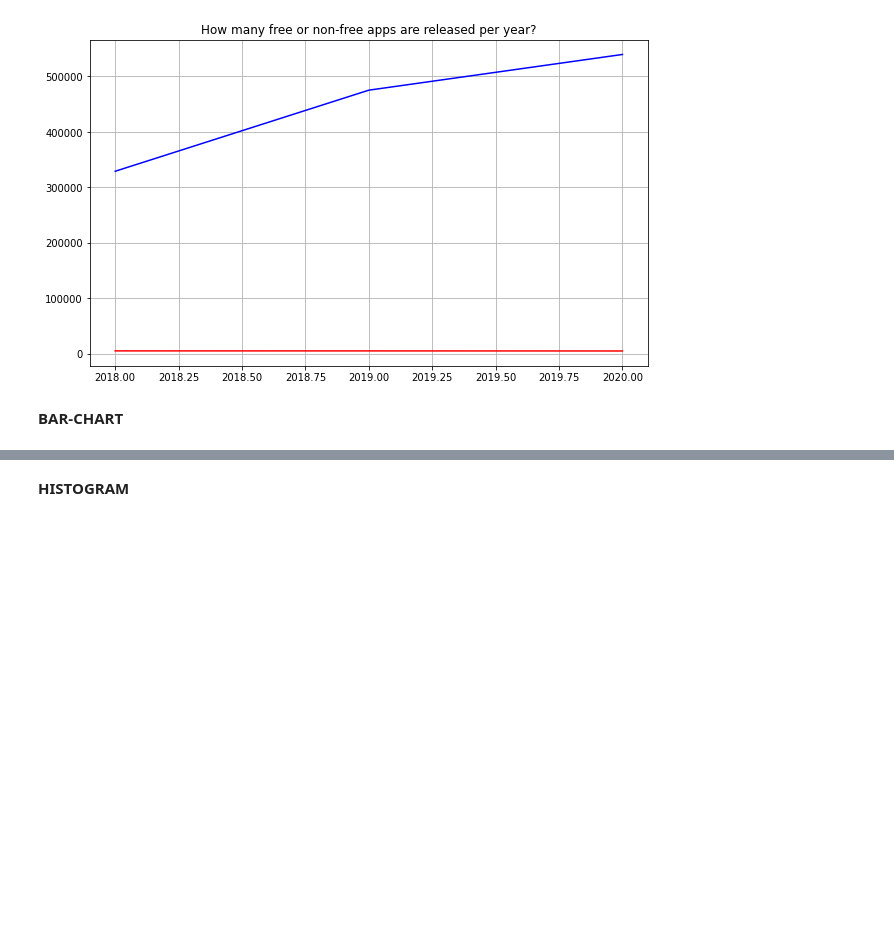
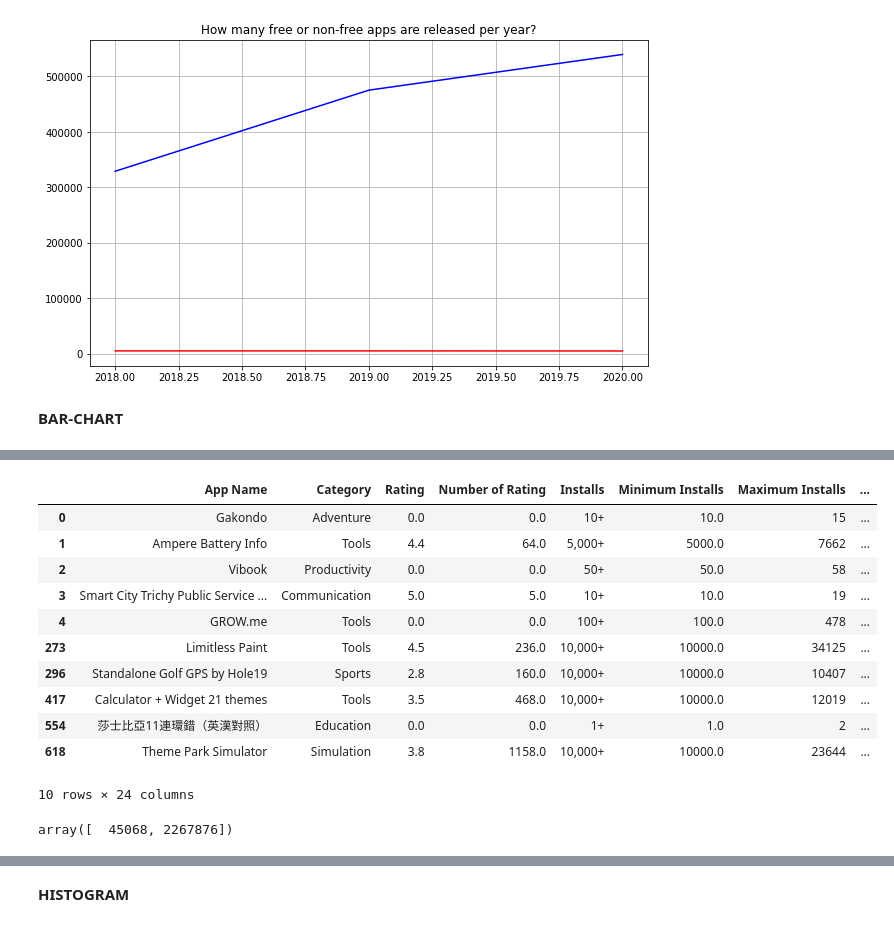
Before and after one commit to Wangi2901/data-analytics, a Jupyter notebook: GooglePlaystore.ipynb, the cells around one changed output, grey strips where cells are left out. Saved outputs shown, nothing was run; the diff lists cells and outputs as text; code cells hidden in the pictures; blank space fills up the shorter version.

```diff
--- a/GooglePlaystore.ipynb
+++ b/GooglePlaystore.ipynb
@@ -313,0 +344,20 @@ plt.show()
+# %%
+gr_charge = apps.groupby('Free of Charge')
+gr_charge.head()
+# %% [output]
+|  | App Name | Category | Rating | Number of Rating | Installs | Minimum Installs | Maximum Installs | ... |
+| 0 | Gakondo | Adventure | 0.0 | 0.0 | 10+ | 10.0 | 15 | ... |
+| 1 | Ampere Battery Info | Tools | 4.4 | 64.0 | 5,000+ | 5000.0 | 7662 | ... |
+| 2 | Vibook | Productivity | 0.0 | 0.0 | 50+ | 50.0 | 58 | ... |
+| 3 | Smart City Trichy Public Service ... | Communication | 5.0 | 5.0 | 10+ | 10.0 | 19 | ... |
+| 4 | GROW.me | Tools | 0.0 | 0.0 | 100+ | 100.0 | 478 | ... |
+| 273 | Limitless Paint | Tools | 4.5 | 236.0 | 10,000+ | 10000.0 | 34125 | ... |
+| 296 | Standalone Golf GPS by Hole19 | Sports | 2.8 | 160.0 | 10,000+ | 10000.0 | 10407 | ... |
+| 417 | Calculator + Widget 21 themes | Tools | 3.5 | 468.0 | 10,000+ | 10000.0 | 12019 | ... |
+| 554 | 莎士比亞11連環錯（英漢對照） | Education | 0.0 | 0.0 | 1+ | 1.0 | 2 | ... |
+| 618 | Theme Park Simulator | Simulation | 3.8 | 1158.0 | 10,000+ | 10000.0 | 23644 | ... |
+10 rows × 24 columns
+# %%
+gr_charge['Free of Charge'].count().values
+# %% [output]
+array([  45068, 2267876])
```
Also changed, not shown: parts of 4 cells of this notebook.
